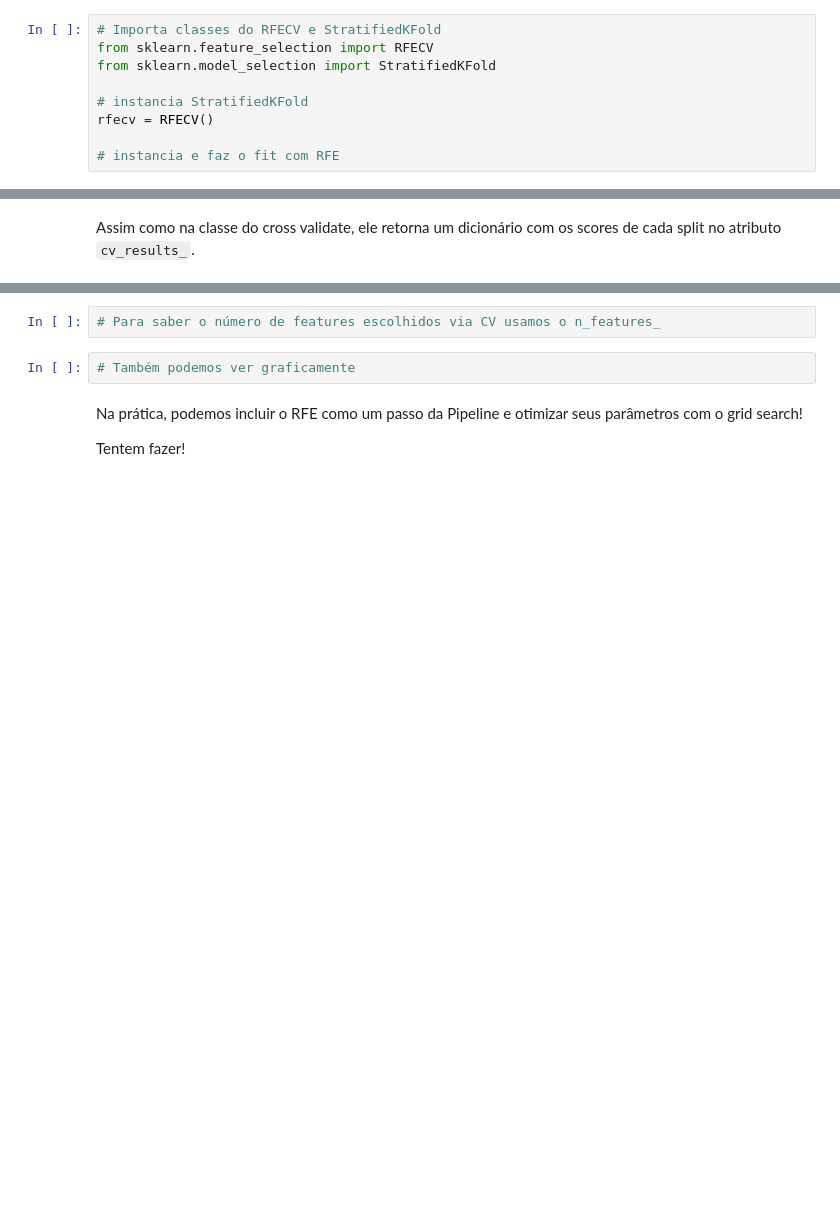
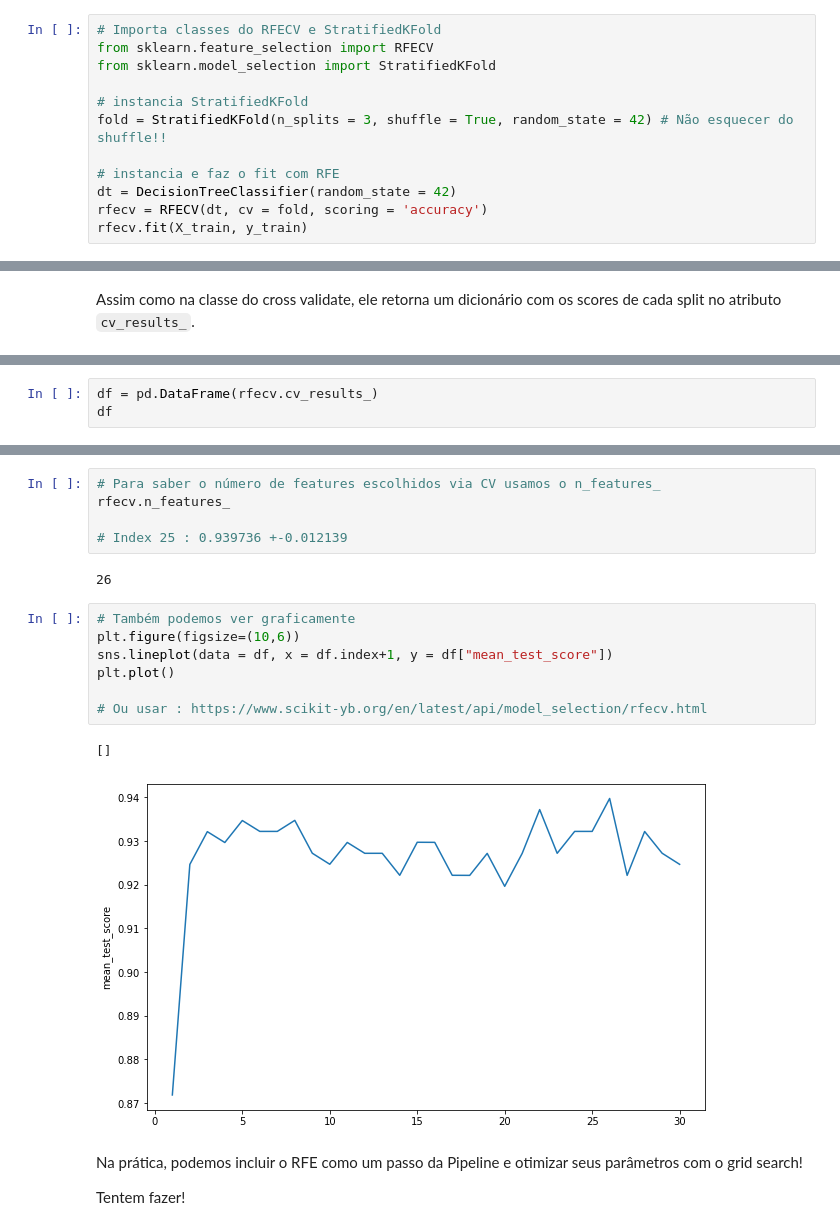
Before and after one commit to GabrielAsato/Curso_DS_Degree, a Jupyter notebook: Módulo 11 - Machine Learning III/1 - Feature Selection/Feature selection Alunos.ipynb, the cells around one changed output, grey strips where cells are left out. Saved outputs shown, nothing was run; the diff lists cells and outputs as text; blank space fills up the shorter version.

Commit message:
Feature selection II

```diff
--- a/Módulo 11 - Machine Learning III/1 - Feature Selection/Feature selection Alunos.ipynb
+++ b/Módulo 11 - Machine Learning III/1 - Feature Selection/Feature selection Alunos.ipynb
@@ -461,6 +473,9 @@ from sklearn.feature_selection import RFECV
 from sklearn.model_selection import StratifiedKFold
 
 # instancia StratifiedKFold
-rfecv = RFECV()
+fold = StratifiedKFold(n_splits = 3, shuffle = True, random_state = 42) # Não esquecer do shuffle!!
 
 # instancia e faz o fit com RFE
+dt = DecisionTreeClassifier(random_state = 42)
+rfecv = RFECV(dt, cv = fold, scoring = 'accuracy')
+rfecv.fit(X_train, y_train)
@@ -468,0 +507,3 @@ Assim como na classe do cross validate, ele retorna um dicionário com os scores
+# %%
+df = pd.DataFrame(rfecv.cv_results_)
+df
@@ -469,7 +528,20 @@ Assim como na classe do cross validate, ele retorna um dicionário com os scores
 # %%
 # Para saber o número de features escolhidos via CV usamos o n_features_
+rfecv.n_features_
+
+# Index 25 : 0.939736 +-0.012139
+# %% [output]
+26
-# %%
-# Também podemos ver graficamente
+# %%
+# Também podemos ver graficamente
+plt.figure(figsize=(10,6))
+sns.lineplot(data = df, x = df.index+1, y = df["mean_test_score"])
+plt.plot()
+
+# Ou usar : https://www.scikit-yb.org/en/latest/api/model_selection/rfecv.html
+# %% [output]
+[]
+[figure, added]
 # %% [markdown]
 Na prática, podemos incluir o RFE como um passo da Pipeline e otimizar seus parâmetros com o grid search!
 
```
Also changed, not shown: parts of 29 cells of this notebook.
